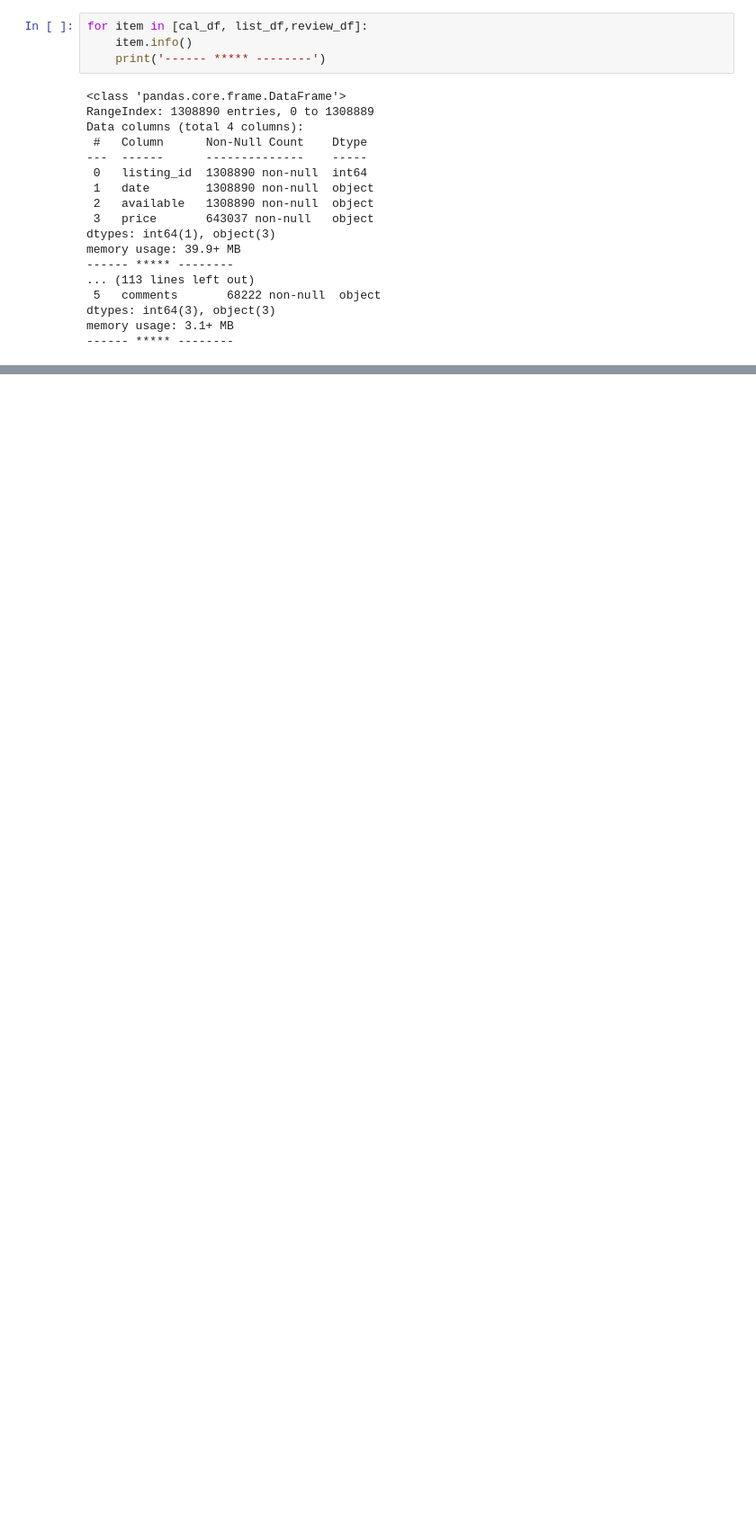
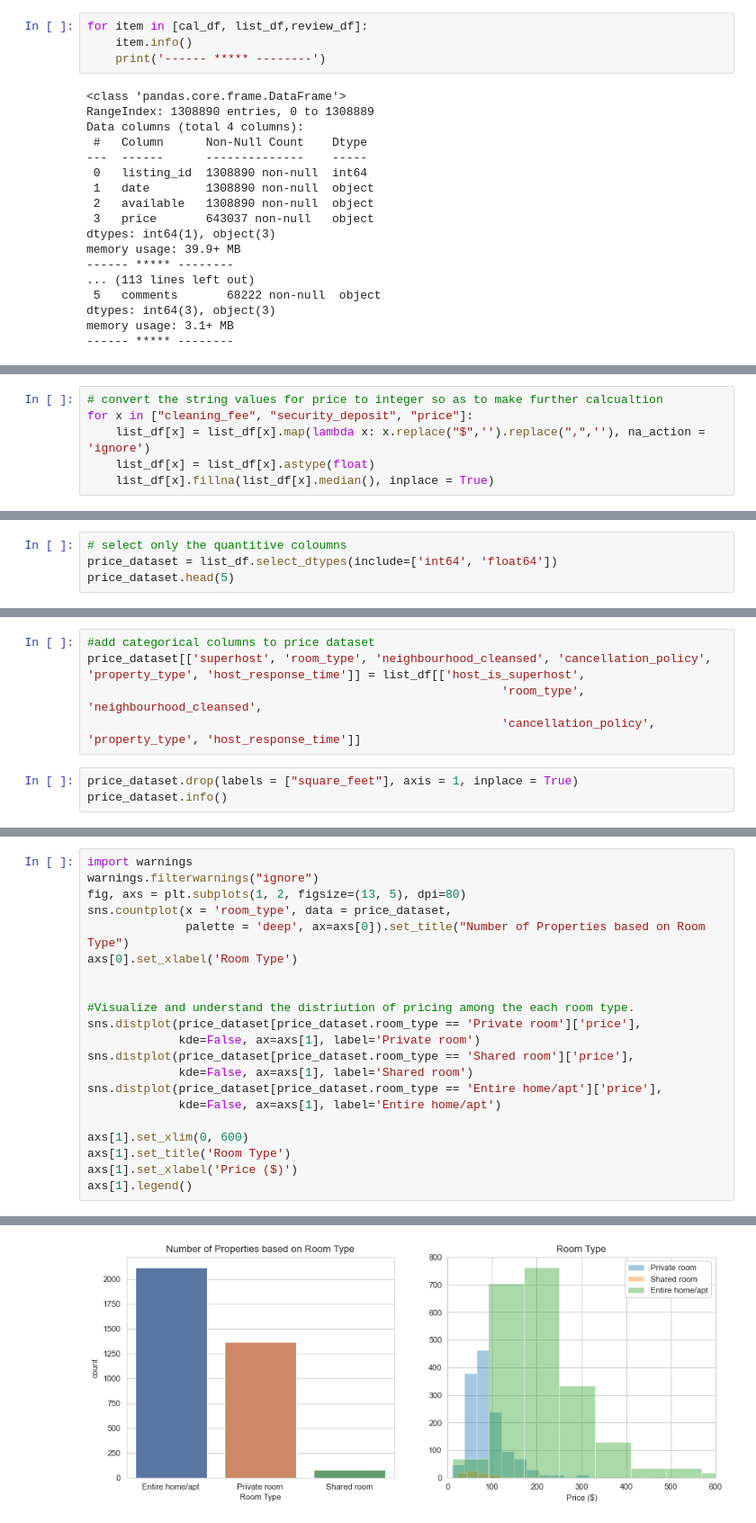
Before and after one commit to williswangy/data_science_project1_housing_predict, a Jupyter notebook: boston_housing.ipynb, the cells around one changed output, grey strips where cells are left out. Shown at 90% size. Cells and saved outputs as stored; diff of their text form; blank space fills up the shorter version.

```diff
--- a/boston_housing.ipynb
+++ b/boston_housing.ipynb
@@ -76,0 +97,6 @@ memory usage: 3.1+ MB
+# %%
+# convert the string values for price to integer so as to make further calcualtion
+for x in ["cleaning_fee", "security_deposit", "price"]:
+    list_df[x] = list_df[x].map(lambda x: x.replace("$",'').replace(",",''), na_action = 'ignore')
+    list_df[x] = list_df[x].astype(float)
+    list_df[x].fillna(list_df[x].median(), inplace = True)
@@ -76,0 +123,4 @@ memory usage: 3.1+ MB
+# %%
+# select only the quantitive coloumns
+price_dataset = list_df.select_dtypes(include=['int64', 'float64'])
+price_dataset.head(5)
@@ -81,0 +182,8 @@ cat_df.shape[1]
+# %%
+#add categorical columns to price dataset
+price_dataset[['superhost', 'room_type', 'neighbourhood_cleansed', 'cancellation_policy', 'property_type', 'host_response_time']] = list_df[['host_is_superhost',
+                                                           'room_type',  'neighbourhood_cleansed',
+                                                           'cancellation_policy', 'property_type', 'host_response_time']]
+# %%
+price_dataset.drop(labels = ["square_feet"], axis = 1, inplace = True)
+price_dataset.info()
@@ -85,0 +257,22 @@ cat_df.shape[1]
+# %%
+import warnings
+warnings.filterwarnings("ignore")
+fig, axs = plt.subplots(1, 2, figsize=(13, 5), dpi=80)
+sns.countplot(x = 'room_type', data = price_dataset,
+              palette = 'deep', ax=axs[0]).set_title("Number of Properties based on Room Type")
+axs[0].set_xlabel('Room Type')
+
+
+#Visualize and understand the distriution of pricing among the each room type.
+sns.distplot(price_dataset[price_dataset.room_type == 'Private room']['price'],
+             kde=False, ax=axs[1], label='Private room')
+sns.distplot(price_dataset[price_dataset.room_type == 'Shared room']['price'],
+             kde=False, ax=axs[1], label='Shared room')
+sns.distplot(price_dataset[price_dataset.room_type == 'Entire home/apt']['price'],
+             kde=False, ax=axs[1], label='Entire home/apt')
+
+axs[1].set_xlim(0, 600)
+axs[1].set_title('Room Type')
+axs[1].set_xlabel('Price ($)')
+axs[1].legend()
+# %% [output]
@@ -85,0 +280 @@ cat_df.shape[1]
+[figure, added]
```
Also changed, not shown: parts of 37 cells of this notebook.
